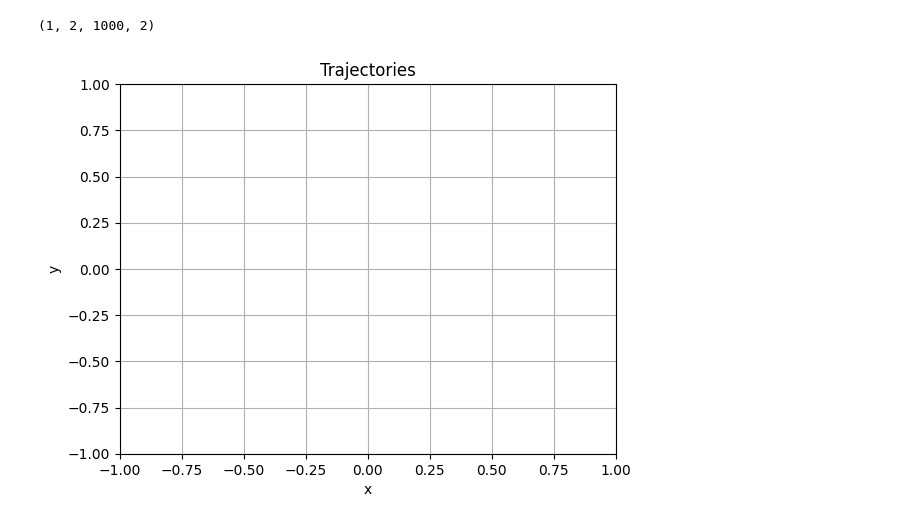
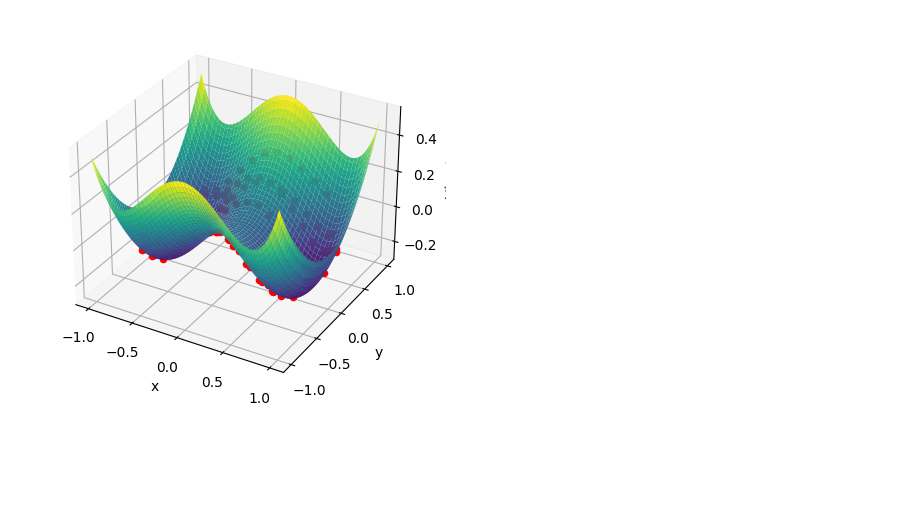
Before and after one commit to AlffonsoMV/PAMSProject, a Jupyter notebook: Code/Hamiltonian/sympl2d_euler_emthod.ipynb, the cells around one changed output. Saved outputs shown, nothing was run; the diff lists cells and outputs as text; code cells hidden in the pictures; blank space fills up the shorter version.

```diff
--- a/Code/Hamiltonian/sympl2d_euler_emthod.ipynb
+++ b/Code/Hamiltonian/sympl2d_euler_emthod.ipynb
@@ -60,21 +61,28 @@ plt.show()
 # %%
-trajectories_raw = np.array([lb.symplectic_euler([np.random.randn()*2-1, np.random.randn()*2-1], [np.random.randn()*2-1, np.random.randn()*2-1], 2, dHdp, dHdq, steps, dt) for _ in range(1)])
+trajectories = [lb.symplectic_euler([np.random.randn()*2-1, np.random.randn()*2-1], [np.random.randn()*2-1, np.random.randn()*2-1], 2, dHdp, dHdq, steps, dt) for _ in range(1)]
 
-q_trajs = trajectories_raw[:][0]
-p_trajs = trajectories_raw[:][1]
-print(q_trajs.shape)
+# Plot the position p=(x,y) and its momentum total = sqrt(px^2 + py^2) in 3D-dimensional space
+fig = plt.figure()
+ax = plt.axes(projection='3d')
 
-# Plot the trajectories
-fig, ax = plt.subplots()
+x = np.linspace(-1, 1, 100)
+y = np.linspace(-1, 1, 100)
+
+X, Y = np.meshgrid(x, y)
+Z = V(X, Y)
+
+ax.plot_surface(X, Y, Z, cmap='viridis', edgecolor='none')
 ax.set_xlabel('x')
 ax.set_ylabel('y')
-ax.set_xlim(-1, 1)
-ax.set_ylim(-1, 1)
-ax.set_title('Trajectories')
-ax.grid(True)
+ax.set_zlabel('V(x,y)')
+
+for trajectory in trajectories[0]:
+    for x, y in zip(trajectory[:, 0], trajectory[:, 1]):
+        if (x**2 + y**2) < 1:
+            ax.scatter(x, y, V(x, y), c='r', marker='o')
+
 
 
 plt.show()
 # %% [output]
-(1, 2, 1000, 2)
-[figure, old version]
+[figure, new version]
```
Also changed, not shown: parts of 1 cell of this notebook, 2 other files.
